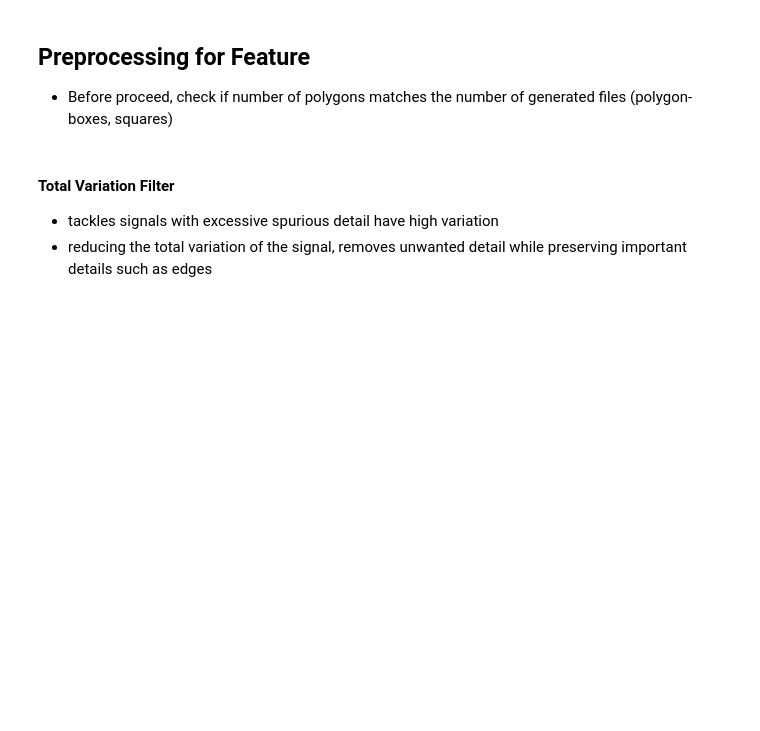
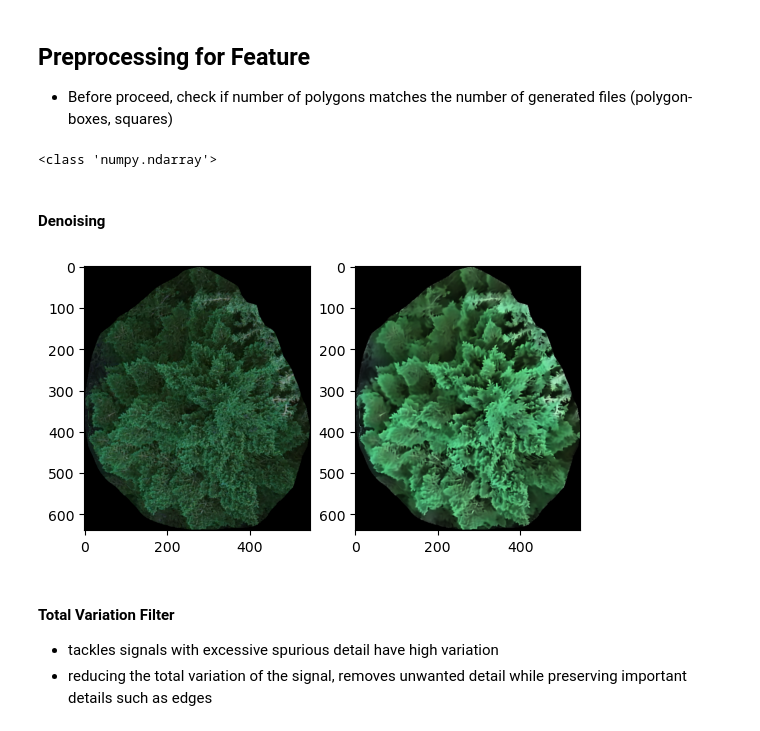
Before and after one commit to zeppehpt1/treeclust, a Jupyter notebook: notebooks/02_preprocessing_images.ipynb, the cells around one changed output. Drawn from its saved outputs; the diff is of its cells as text; code cells hidden in the pictures; blank space fills up the shorter version.

```diff
--- a/notebooks/02_preprocessing_images.ipynb
+++ b/notebooks/02_preprocessing_images.ipynb
@@ -20,8 +20,23 @@ from PIL import Image,ImageOps
 img_path = '/home/richard/data/Schiefer/tests/CFB184_clipped_raster_files_pred/CFB184_ortho_rgb_mask_0108_10.png' # tanne
 #img_path = '/home/richard/data/Schiefer/tests/CFB184_clipped_raster_files_pred/CFB184_ortho_rgb_mask_0013_12.png' # kiefer
 #img_path = '/home/richard/data/Schiefer/tests/CFB184_clipped_raster_files_pred/CFB184_ortho_rgb_mask_0109_8.png' # deadwood
-img = plt.imread(img_path)
+img = cv2.imread(img_path)
 #img = skimage.color.rgb2gray(img) # preserves luminance of img
+print(type(img))
+# %% [output]
+<class 'numpy.ndarray'>
+# %% [markdown]
+#### Denoising
+# %%
+
+dst = cv2.fastNlMeansDenoisingColored(img,None,10,10,7,21)
+dst = skie.equalize_adapthist(dst)
+
+plt.subplot(121),plt.imshow(img)
+plt.subplot(122),plt.imshow(dst)
+plt.show()
+# %% [output]
+[figure, added]
 # %% [markdown]
 #### Total Variation Filter
 
```
Also changed, not shown: parts of 2 cells of this notebook, 4 other files.
